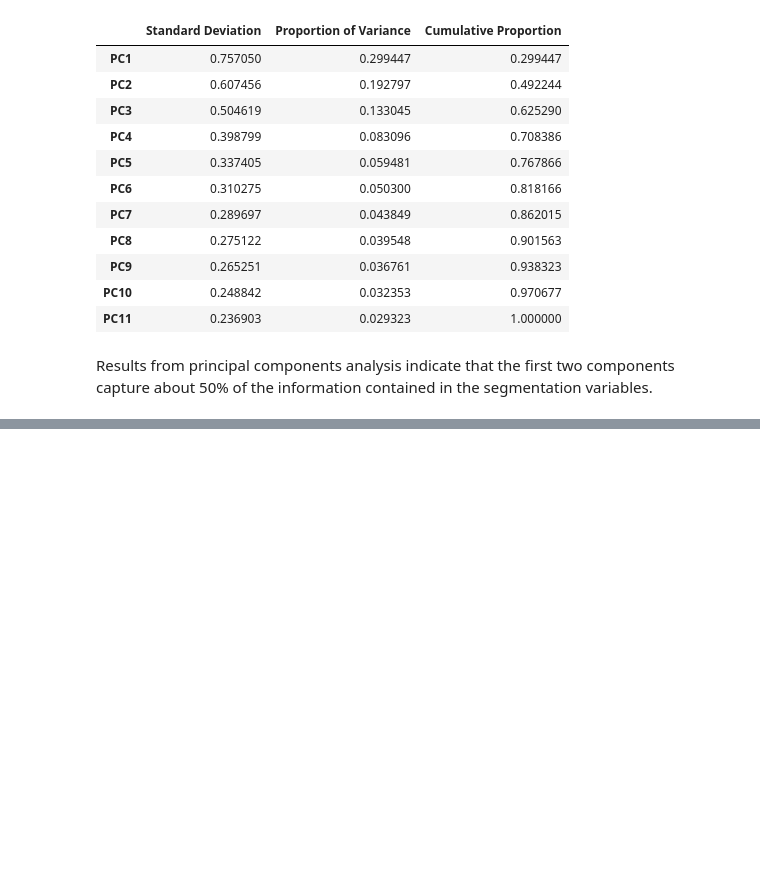
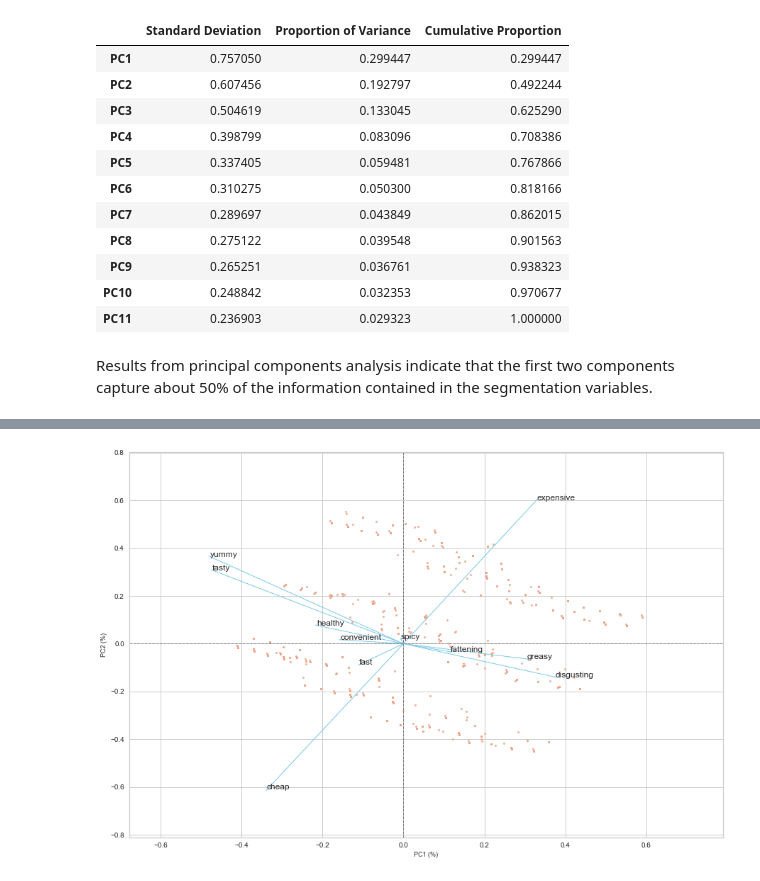
Before and after one commit to p-sachin/market_segmentation_analysis, a Jupyter notebook: market_segmentation_analysis.ipynb, the cells around one changed output, grey strips where cells are left out. Cells and saved outputs as stored; diff of their text form; code cells hidden in the pictures; blank space fills up the shorter version.

Commit message:
Market Segmentation Analysis

```diff
--- a/market_segmentation_analysis.ipynb
+++ b/market_segmentation_analysis.ipynb
@@ -134,0 +135,6 @@ InvalidIndexError: (slice(None, None, None), 0)
+# %%
+# Reference https://www.reneshbedre.com/blog/principal-component-analysis.html
+from bioinfokit.visuz import cluster
+cluster.biplot(cscore=pca_components, loadings=mc_donalds_pca.components_, labels=cat_col_names, var1="", var2="", show=True, dim=(15,10))
+# %% [output]
+[figure, added]
```
Also changed, not shown: parts of 17 cells of this notebook.
